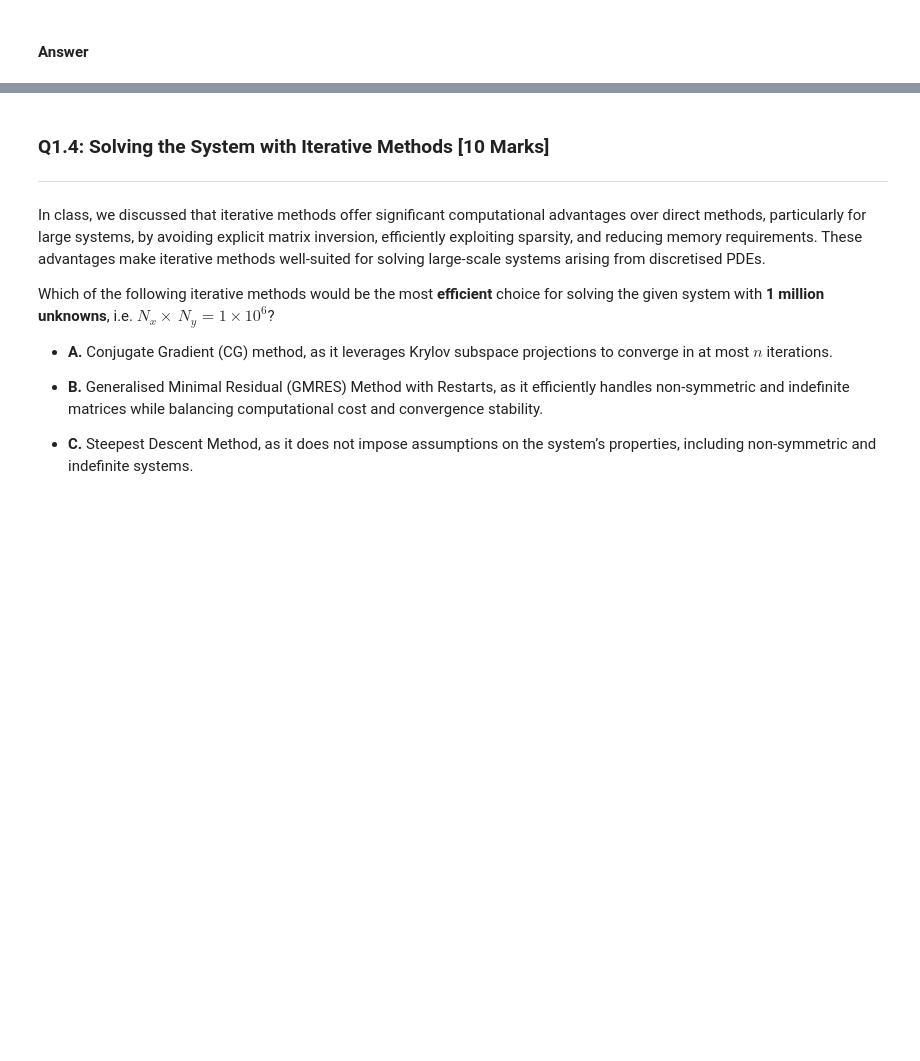
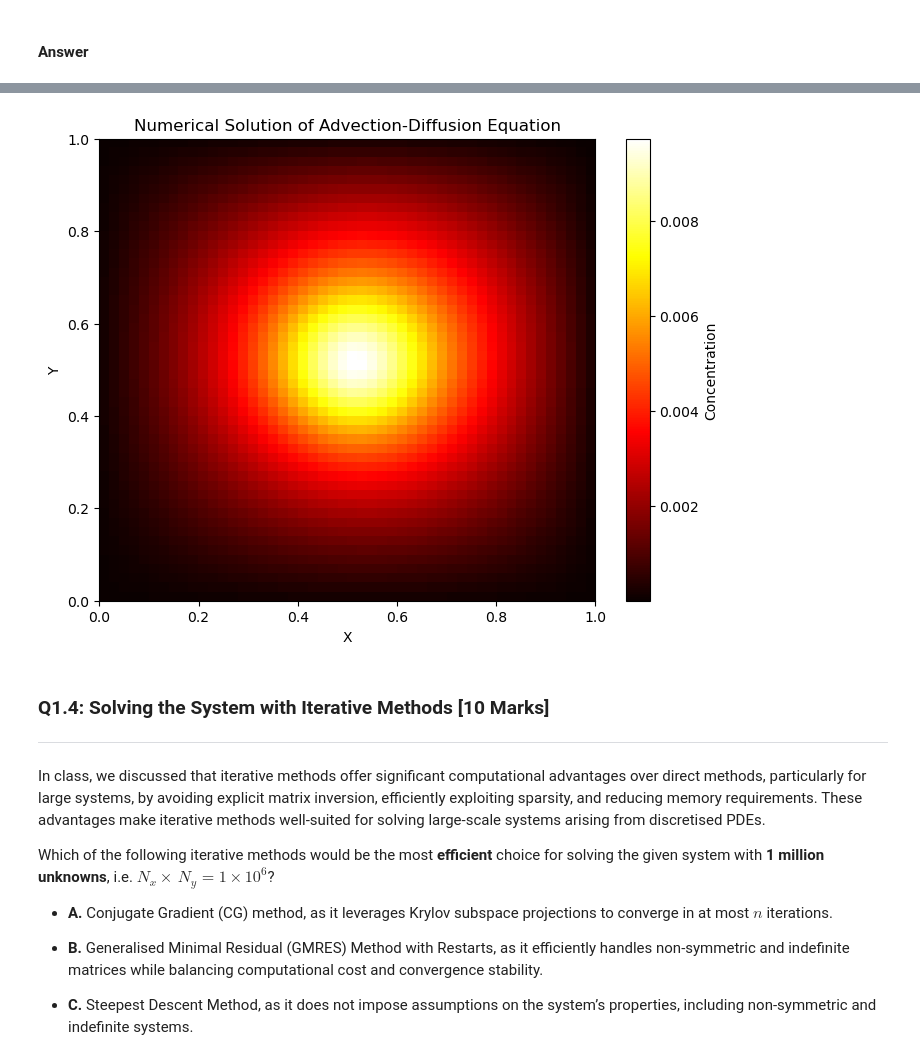
Before and after one commit to benedikt-samwer/inversion_and_optimization_2, a Jupyter notebook: Assessment2_pt1.ipynb, the cells around one changed output, grey strips where cells are left out. Drawn from its saved outputs; the diff is of its cells as text; code cells hidden in the pictures; blank space fills up the shorter version.

Commit message:
initial solution

```diff
--- a/Assessment2_pt1.ipynb
+++ b/Assessment2_pt1.ipynb
@@ -189,3 +298,19 @@ Use the **template** and code space below to input your answers. No explanation
 2. Reshape $ \mathbf{c} $ into a 2D array corresponding to the grid and plot the solution as a **heatmap** to visualise the concentration distribution.
 # %% [markdown]
 #### Answer
+# %%
+# 1. Solve the system using sparse direct solver
+c = spl.spsolve(A, b)
+
+# 2. Reshape solution to 2D grid
+C_grid = c.reshape((Nx, Ny))
+
+# Plot the solution as a heatmap
+plt.figure(figsize=(8, 6))
+plt.imshow(C_grid, extent=[0, Lx, 0, Ly], origin='lower', cmap='hot', aspect='auto')
+plt.colorbar(label="Concentration")
+plt.title("Numerical Solution of Advection-Diffusion Equation")
+plt.xlabel("X")
+plt.ylabel("Y")
+plt.show()
+# %% [output]
@@ -192,3 +318,4 @@ Use the **template** and code space below to input your answers. No explanation
+[figure, added]
 # %% [markdown]
 ### **Q1.4: Solving the System with Iterative Methods [10 Marks]**
 
```
Also changed, not shown: parts of 7 cells of this notebook, 1 other file.
